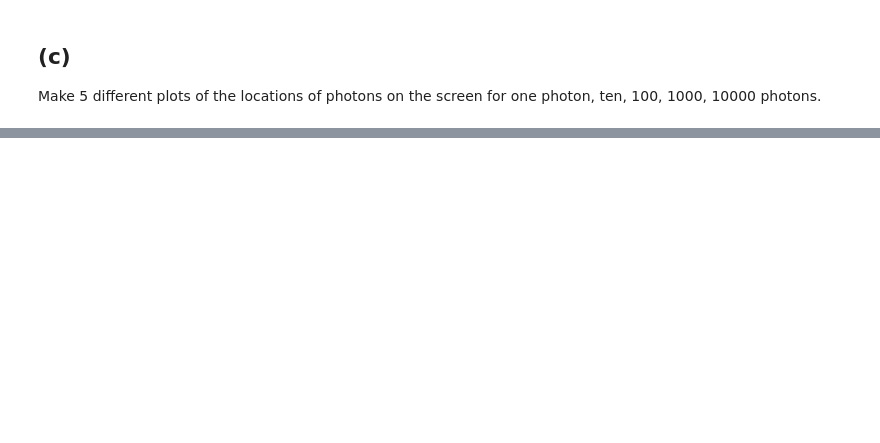
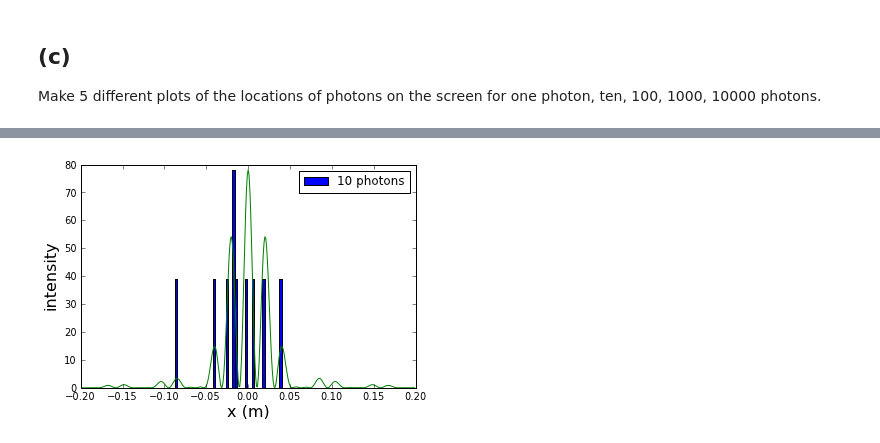
Before and after one commit to ssteeper/PHYS-202-13, a Jupyter notebook: week8/RandomNumbers.ipynb, the cells around one changed output, grey strips where cells are left out. Drawn from its saved outputs; the diff is of its cells as text; code cells hidden in the pictures; blank space fills up the shorter version.

```diff
--- a/week8/RandomNumbers.ipynb
+++ b/week8/RandomNumbers.ipynb
@@ -268,0 +230,12 @@ show()
+# %%
+N =10
+
+distrib = distribute1D(x,curve(x),N)
+n,bins,patches=hist(distrib,50,normed=True,label="10 photons")
+plot(x,max(n)*curve(x))
+xlabel("x (m)", fontsize = 16)
+ylabel("intensity", fontsize = 16)
+legend()
+show()
+# %% [output]
+[figure, added]
```
Also changed, not shown: parts of 12 cells of this notebook, 1 other file.
